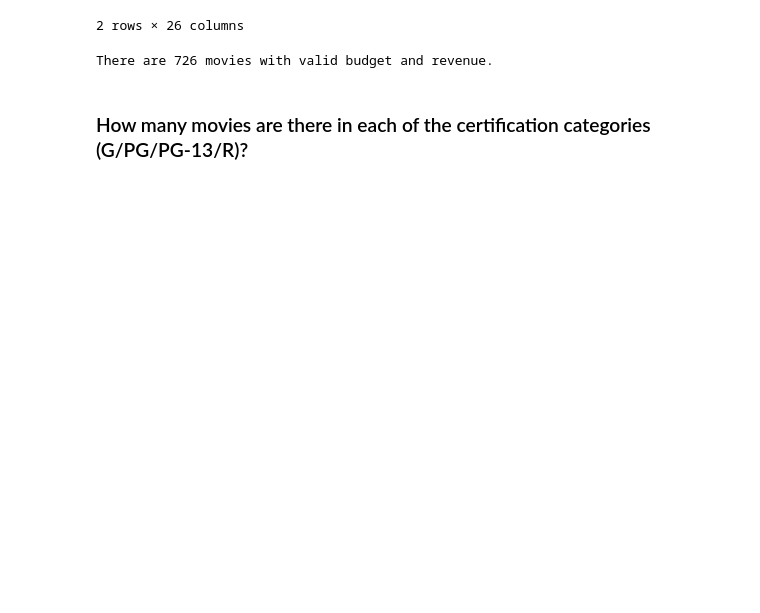
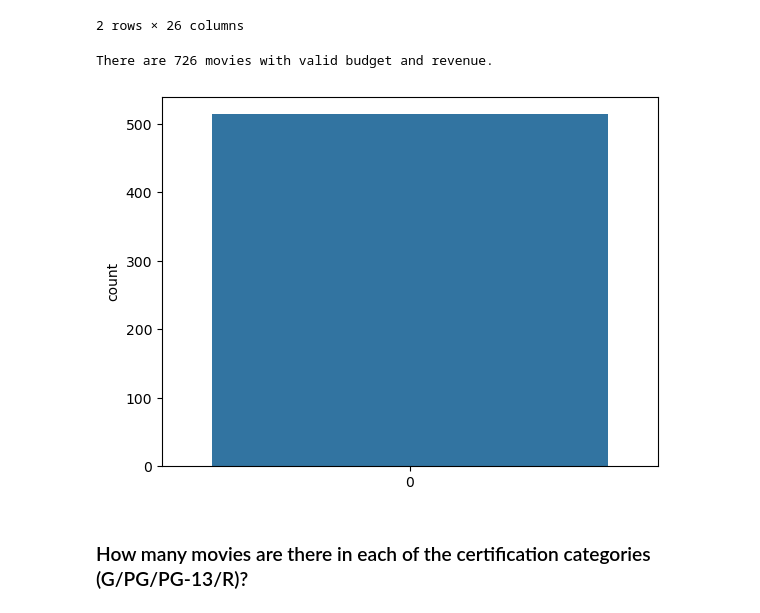
Before and after one commit to kleintjesk/Movie-Success, a Jupyter notebook: Part 3 EDA.ipynb, the cells around one changed output. Drawn from its saved outputs; the diff is of its cells as text; code cells hidden in the pictures; blank space fills up the shorter version.

```diff
--- a/Part 3 EDA.ipynb
+++ b/Part 3 EDA.ipynb
@@ -146,6 +146,10 @@ memory usage: 153.1+ KB
 print(f"There are {len(df_filtered)} movies with valid budget and revenue.")
 # %% [output]
 There are 726 movies with valid budget and revenue.
+# %%
+sns.countplot(data=df_filtered['revenue'].value_counts(dropna=False));
+# %% [output]
+[figure, added]
 # %% [markdown]
 ### How many movies are there in each of the certification categories (G/PG/PG-13/R)?
 # %%
```
Also changed, not shown: parts of 3 cells of this notebook, 1 other file.
